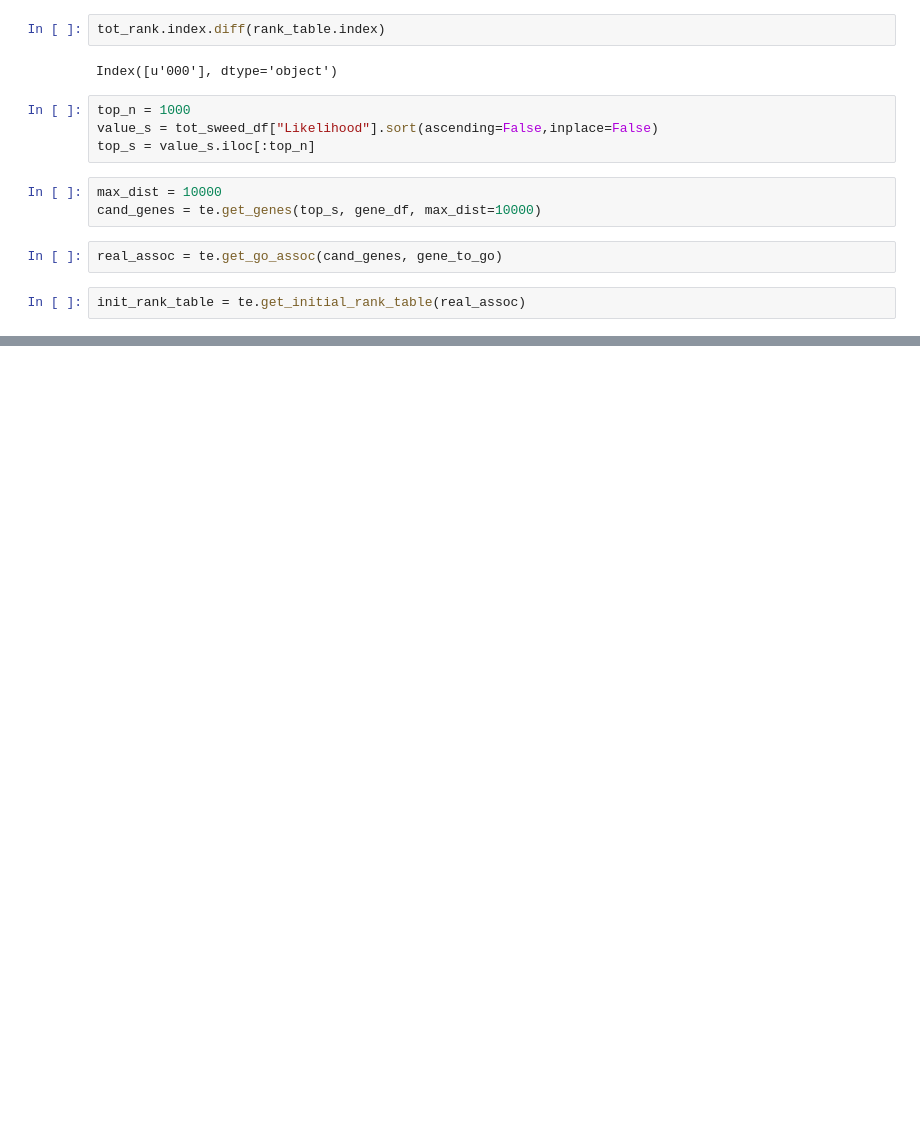
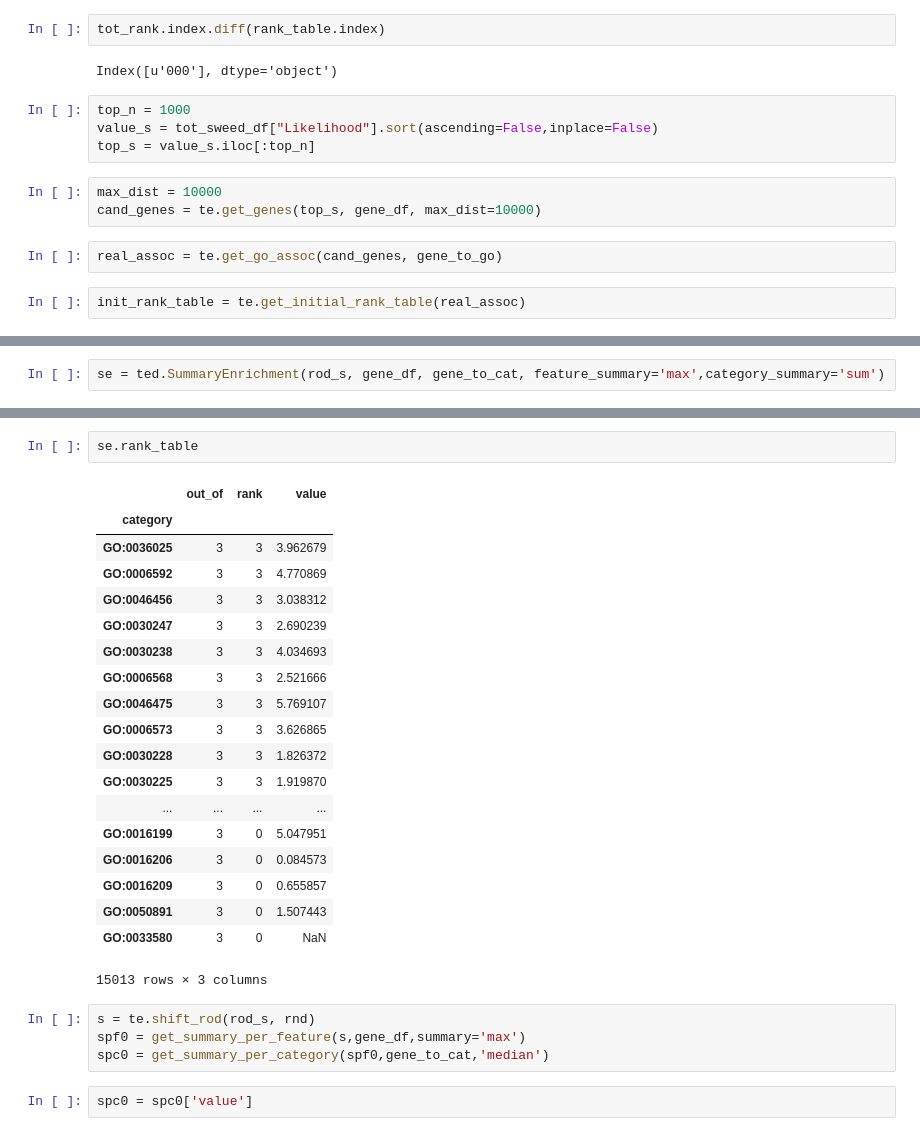
Before and after one commit to peterdfields/hs_vervet, a Jupyter notebook: notebooks/dev_test_enrichment.ipynb, the cells around one changed output, grey strips where cells are left out. Cells and saved outputs as stored; diff of their text form; blank space fills up the shorter version.

```diff
--- a/notebooks/dev_test_enrichment.ipynb
+++ b/notebooks/dev_test_enrichment.ipynb
@@ -806,0 +1018,2 @@ NOTE: %mprun can only be used on functions defined in physical files, and not in
+# %%
+se = ted.SummaryEnrichment(rod_s, gene_df, gene_to_cat, feature_summary='max',category_summary='sum')
@@ -806,0 +1079,28 @@ NOTE: %mprun can only be used on functions defined in physical files, and not in
+# %%
+se.rank_table
+# %% [output]
+|  | out_of | rank | value |
+| category |  |  |  |
+| GO:0036025 | 3 | 3 | 3.962679 |
+| GO:0006592 | 3 | 3 | 4.770869 |
+| GO:0046456 | 3 | 3 | 3.038312 |
+| GO:0030247 | 3 | 3 | 2.690239 |
+| GO:0030238 | 3 | 3 | 4.034693 |
+| GO:0006568 | 3 | 3 | 2.521666 |
+| GO:0046475 | 3 | 3 | 5.769107 |
+| GO:0006573 | 3 | 3 | 3.626865 |
+| GO:0030228 | 3 | 3 | 1.826372 |
+| GO:0030225 | 3 | 3 | 1.919870 |
+| ... | ... | ... | ... |
+| GO:0016199 | 3 | 0 | 5.047951 |
+| GO:0016206 | 3 | 0 | 0.084573 |
+| GO:0016209 | 3 | 0 | 0.655857 |
+| GO:0050891 | 3 | 0 | 1.507443 |
+| GO:0033580 | 3 | 0 | NaN |
+15013 rows × 3 columns
+# %%
+s = te.shift_rod(rod_s, rnd)
+spf0 = get_summary_per_feature(s,gene_df,summary='max')
+spc0 = get_summary_per_category(spf0,gene_to_cat,'median')
+# %%
+spc0 = spc0['value']
```
Also changed, not shown: parts of 108 cells of this notebook, 3 other files.
